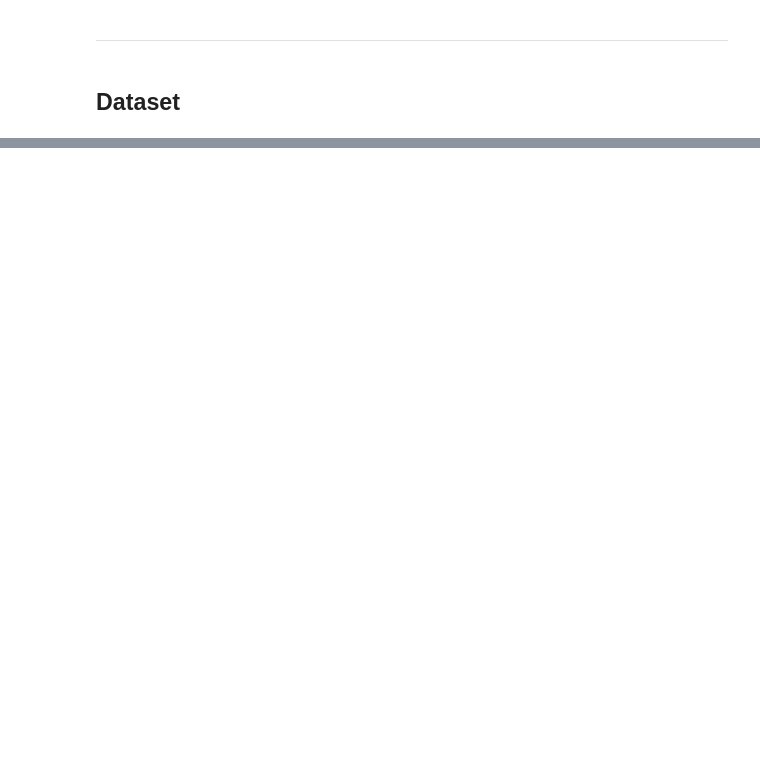
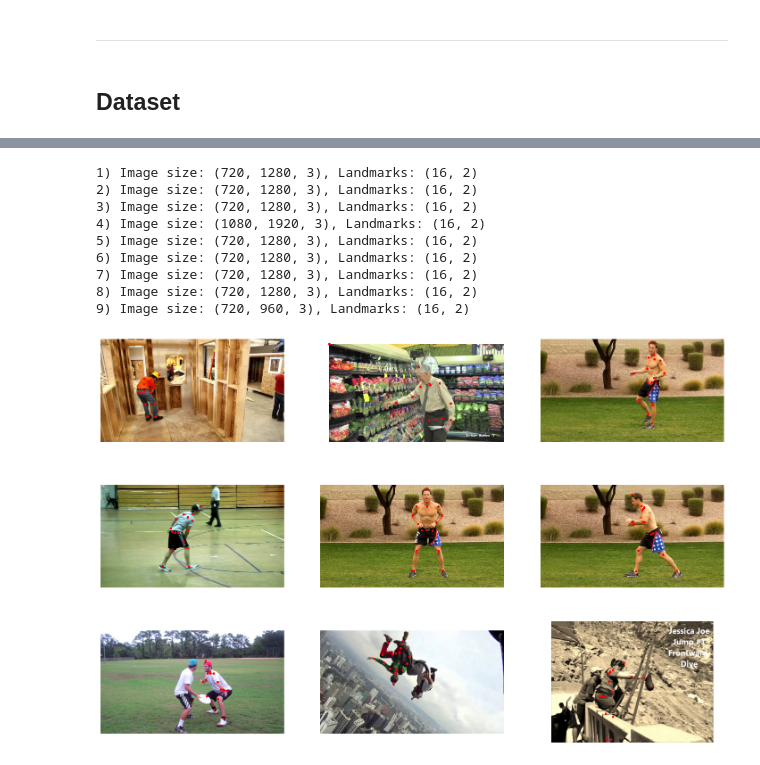
Before and after one commit to EdenStabbfer/PatternRecognition, a Jupyter notebook: KT3/PoseDetectionViT.ipynb, the cells around one changed output, grey strips where cells are left out. Drawn from its saved outputs; the diff is of its cells as text; code cells hidden in the pictures; blank space fills up the shorter version.

```diff
--- a/KT3/PoseDetectionViT.ipynb
+++ b/KT3/PoseDetectionViT.ipynb
@@ -30,27 +80,68 @@ if (first_br > 0):
 from torch.utils.data import Dataset
 
 
+keypoints_cols = ['r ankle_X', 'r ankle_Y', 'r knee_X', 'r knee_Y', 'r hip_X', 'r hip_Y', 'l hip_X', 'l hip_Y',
+                  'l knee_X', 'l knee_Y', 'l ankle_X', 'l ankle_Y', 'pelvis_X', 'pelvis_Y', 'thorax_X', 'thorax_Y',
+                  'upper neck_X', 'upper neck_Y', 'head top_X', 'head top_Y', 'r wrist_X', 'r wrist_Y', 'r elbow_X', 'r elbow_Y',
+                  'r shoulder_X', 'r shoulder_Y', 'l shoulder_X', 'l shoulder_Y', 'l elbow_X', 'l elbow_Y', 'l wrist_X', 'l wrist_Y']
+
 class BodyKeypointsDataset(Dataset):
     def __init__(self, csv_path, root_dir, transform=None):
-        self.landmarks_frame = pd.read_csv(csv_path)
+        self.dataframe = pd.read_csv(csv_path)
         self.root_dir = root_dir
         self.transform = transform
 
+        self.catecories, self.activities, self.cat2actIds = get_activities(self.dataframe)
+
     def __len__(self):
-        return len(self.landmarks_frame)
+        return len(self.dataframe)
 
     def __getitem__(self, idx):
         if nn.is_tensor(idx):
             idx = idx.tolist()
 
-        img_name = os.path.join(self.root_dir,
-                                self.landmarks_frame.iloc[idx, 0])
+        img_name = os.path.join(self.root_dir, self.dataframe.loc[idx, 'NAME'])
         image = cv2.imread(img_name)
-        landmarks = self.landmarks_frame.iloc[idx, 1:]
-        landmarks = np.array([landmarks], dtype=float).reshape(-1, 2)
-        sample = {'image': image, 'landmarks': landmarks}
+        image = cv2.cvtColor(image, cv2.COLOR_RGB2BGR)
+
+        landmarks = self.dataframe.loc[idx, keypoints_cols]
+        landmarks = np.array([landmarks], dtype=np.float32).reshape(-1, 2)
+
+        row_activities = parse_activities(self.dataframe.loc[idx, 'Activity'])
+        activities = np.array([1.0 if act in row_activities else 0.0 for act in self.activities], dtype=np.float32)
+
+        sample = {'image': image, 'landmarks': landmarks, 'target': activities}
 
         if self.transform:
             sample = self.transform(sample)
 
         return sample
+# %%
+face_dataset = BodyKeypointsDataset(csv_path='./var_13.csv',
+                                    root_dir='./dataset/')
+
+
+def show_landmarks(image, landmarks):
+    plt.imshow(image)
+    plt.scatter(landmarks[:, 0], landmarks[:, 1], s=30, marker='.', c='r')
+
+
+plt.figure(figsize=(18, 12), frameon=False)
+for i, sample_idx in enumerate(np.random.choice(len(face_dataset), size=9)):
+    sample = face_dataset[sample_idx]
+    print(f"{i+1}) Image size: {sample['image'].shape}, Landmarks: {sample['landmarks'].shape}")
+
+    plt.subplot(3, 3, i + 1)
+    show_landmarks(sample['image'], sample['landmarks'])
+    plt.axis('off')
+# %% [output]
+1) Image size: (720, 1280, 3), Landmarks: (16, 2)
+2) Image size: (720, 1280, 3), Landmarks: (16, 2)
+3) Image size: (720, 1280, 3), Landmarks: (16, 2)
+4) Image size: (1080, 1920, 3), Landmarks: (16, 2)
+5) Image size: (720, 1280, 3), Landmarks: (16, 2)
+6) Image size: (720, 1280, 3), Landmarks: (16, 2)
+7) Image size: (720, 1280, 3), Landmarks: (16, 2)
+8) Image size: (720, 1280, 3), Landmarks: (16, 2)
+9) Image size: (720, 960, 3), Landmarks: (16, 2)
+[figure, added]
```
Also changed, not shown: parts of 3 cells of this notebook.
